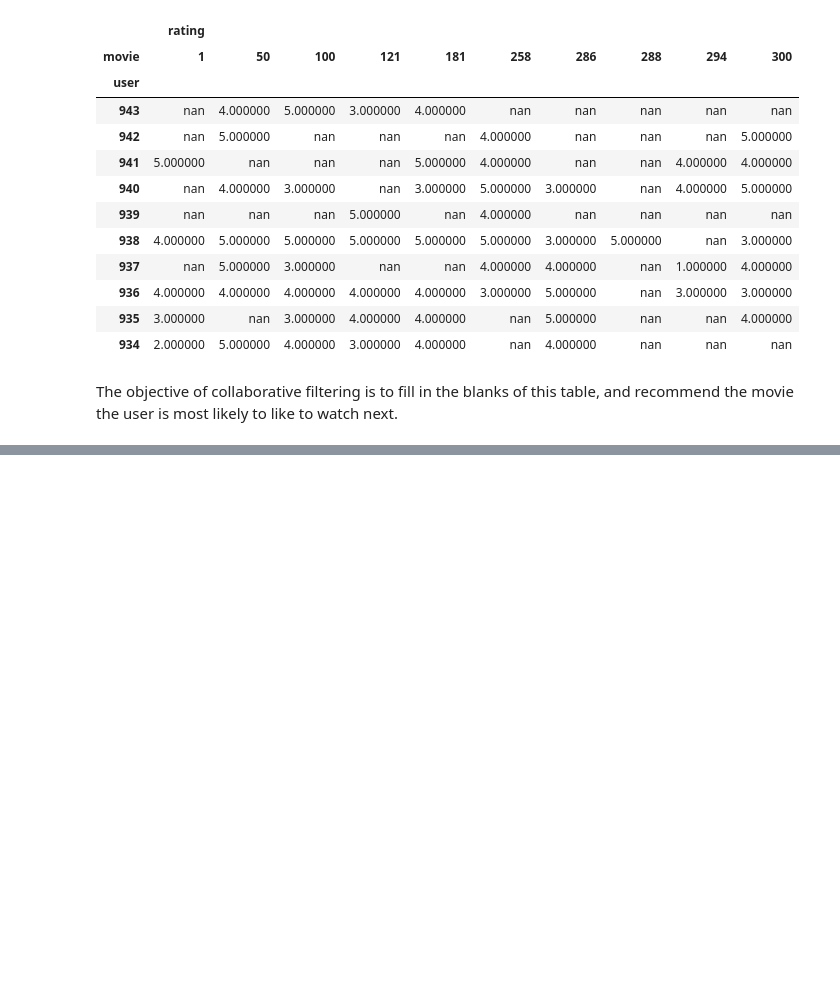
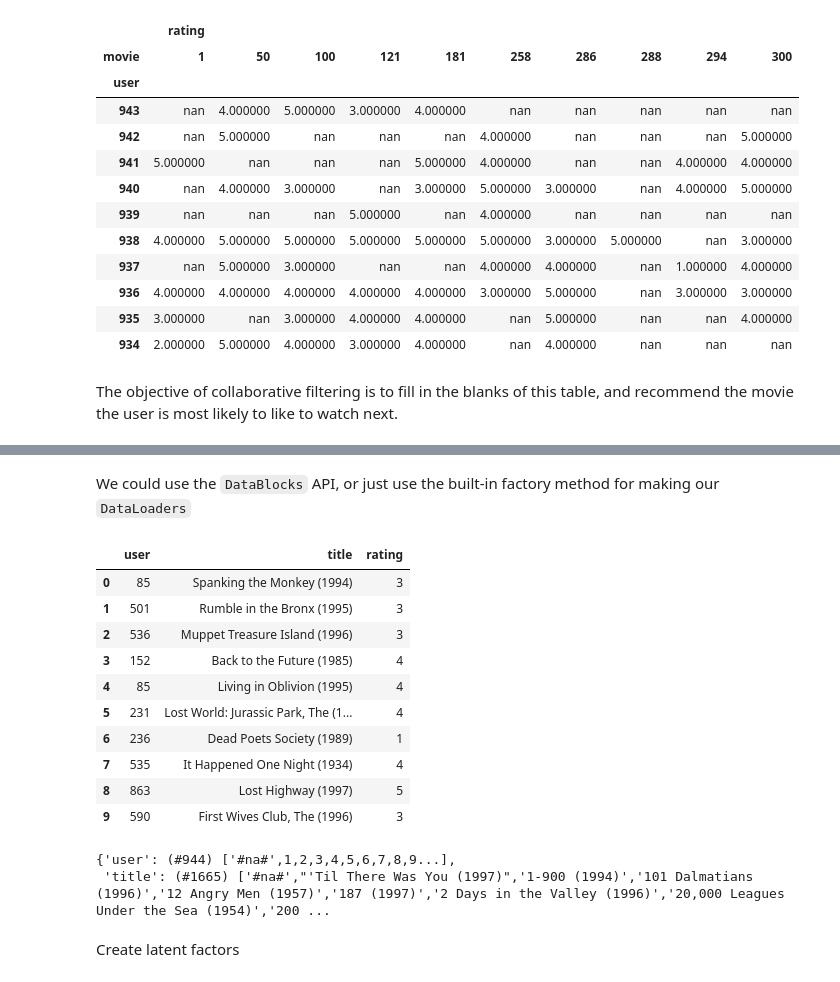
Before and after one commit to jaryaman/fastai-v4, a Jupyter notebook: notebooks/06-JA-collaborative-filtering.ipynb, the cells around one changed output, grey strips where cells are left out. Drawn from its saved outputs; the diff is of its cells as text; code cells hidden in the pictures; blank space fills up the shorter version.

```diff
--- a/notebooks/06-JA-collaborative-filtering.ipynb
+++ b/notebooks/06-JA-collaborative-filtering.ipynb
@@ -99,0 +104,4 @@ The objective of collaborative filtering is to fill in the blanks of this table,
+# %%
+movies = pd.read_csv(path/"u.item", delimiter='|', encoding='latin-1', usecols=(0,1),
+                     names=('movie', 'title'), header=None)
+movies.head()
@@ -99,0 +124,3 @@ The objective of collaborative filtering is to fill in the blanks of this table,
+# %%
+ratings = ratings.merge(movies)
+ratings.head()
@@ -99,0 +134,24 @@ The objective of collaborative filtering is to fill in the blanks of this table,
+# %% [markdown]
+We could use the `DataBlocks` API, or just use the built-in factory method for making our `DataLoaders`
+# %%
+dls = CollabDataLoaders.from_df(ratings, item_name='title', bs=64)
+dls.show_batch()
+# %% [output]
+|  | user | title | rating |
+| 0 | 85 | Spanking the Monkey (1994) | 3 |
+| 1 | 501 | Rumble in the Bronx (1995) | 3 |
+| 2 | 536 | Muppet Treasure Island (1996) | 3 |
+| 3 | 152 | Back to the Future (1985) | 4 |
+| 4 | 85 | Living in Oblivion (1995) | 4 |
+| 5 | 231 | Lost World: Jurassic Park, The (1... | 4 |
+| 6 | 236 | Dead Poets Society (1989) | 1 |
+| 7 | 535 | It Happened One Night (1934) | 4 |
+| 8 | 863 | Lost Highway (1997) | 5 |
+| 9 | 590 | First Wives Club, The (1996) | 3 |
+# %%
+dls.classes
+# %% [output]
+{'user': (#944) ['#na#',1,2,3,4,5,6,7,8,9...],
+ 'title': (#1665) ['#na#',"'Til There Was You (1997)",'1-900 (1994)','101 Dalmatians (1996)','12 Angry Men (1957)','187 (1997)','2 Days in the Valley (1996)','20,000 Leagues Under the Sea (1954)','200 ...
+# %% [markdown]
+Create latent factors
```
Also changed, not shown: parts of 51 cells of this notebook, 1 other file.
